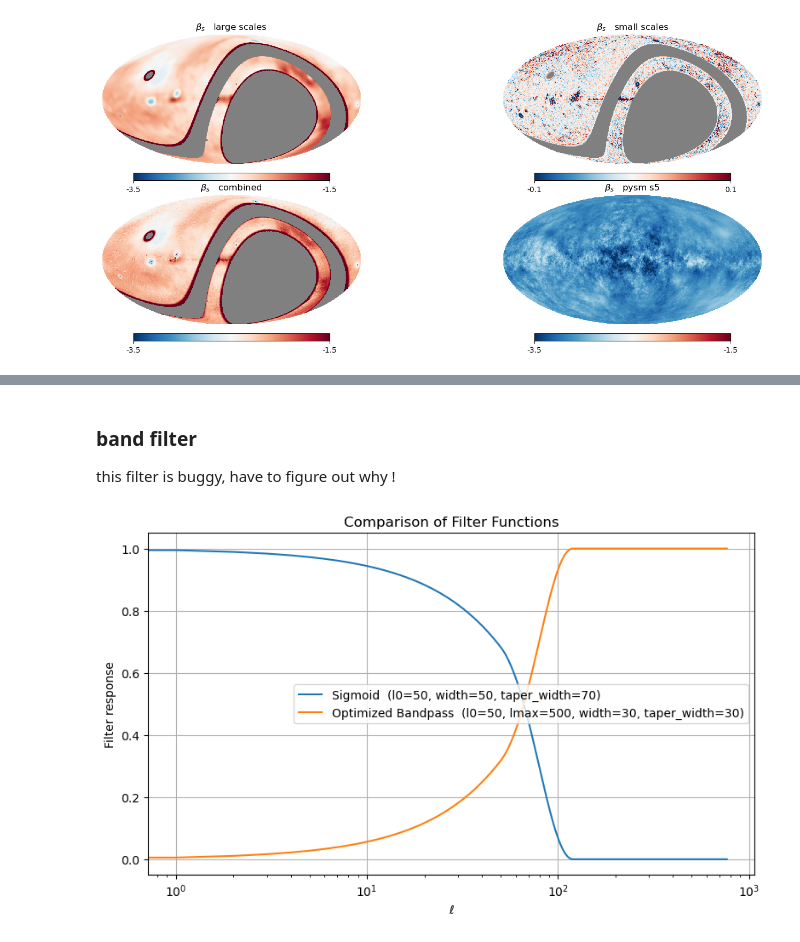
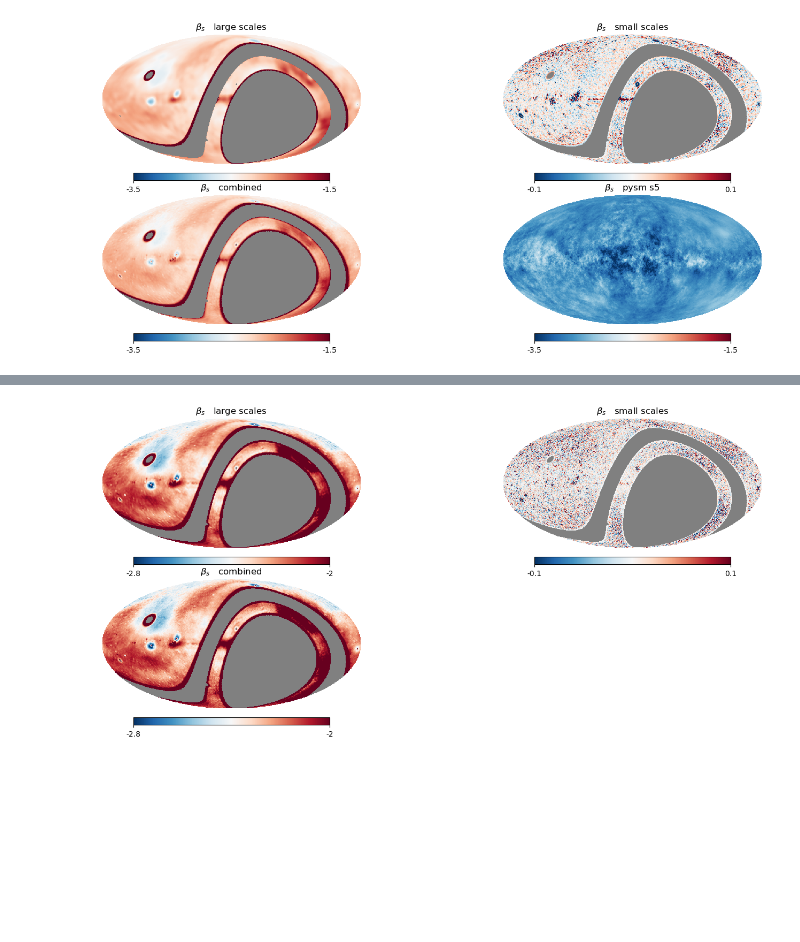
Before and after one commit to giuspugl/fitting_synchrotron, a Jupyter notebook: matching_spectral_maps.ipynb, the cells around one changed output, grey strips where cells are left out. Drawn from its saved outputs; the diff is of its cells as text; code cells hidden in the pictures; blank space fills up the shorter version.

```diff
--- a/matching_spectral_maps.ipynb
+++ b/matching_spectral_maps.ipynb
@@ -83,6 +29,7 @@ pl.legend()
 # %%
 import pysm3
 
-sky = pysm3.Sky(nside=nside , preset_strings=["s5"])
+nside=256
+sky = pysm3.Sky(nside=nside , preset_strings=["s1"])
 synch  = sky.components[0]
 beta_pysm = synch.pl_index.copy()
@@ -106,10 +110,12 @@ mapl =  (hp.alm2map(almf, nside) )
 mapl[nans1]= np.nan # Convert the filtered alm back to map
 
 pl.figure()
+
+
 mapf =  (hp.alm2map(almf1, nside) )
 mapf[nans1]= np.nan # Convert the filtered alm back to map
 almtot = almf1 + almf
-
+almtot= hp.smoothalm(almtot,fwhm = np.radians(coarse_fine_reso)   )
 maptot = hp.alm2map(almtot, nside)
 cltot = hp.anafast (maptot *apo_gal , lmax=lmax)  # Compute the power spectrum of the combined map
 
@@ -159,0 +280,10 @@ hp.mollview(beta_pysm, sub=224  ,  min=-3.5, max=-1.5,  cmap='RdBu_r',  notext=T
+# %%
+
+maptot[nans1]= np.nan
+beta1[nans1] = np.nan
+beta[nans1] = np.nan
+pl.figure(figsize=(15, 6))
+hp.mollview(maptot, sub=223,  min=-3.5 , max=-1.5,  cmap='RdBu_r',  notext=True,  title=r'$\beta_s$   combined ')
+hp.mollview(beta  , sub=221,  min=-3.5, max=-1.5,  cmap='RdBu_r',  notext=True,  title=r'$\beta_s$   large scales ')
+hp.mollview(mapf,    min=-.1,max=.1,    sub=222,cmap='RdBu_r',  notext=True,  title=r'$\beta_s$   small scales')
+hp.mollview(beta_pysm, sub=224  ,  min=-3.5, max=-1.5,  cmap='RdBu_r',  notext=True,  title=r'$\beta_s$   pysm s5 ')
@@ -167,34 +319,7 @@ pl.legend()
-# %% [markdown]
-### band filter
-this filter is buggy, have to figure out why !
 # %%
-
-# Optimized bandpass filter using sigmoid_filter and cosine taper to minimize ringing
-
-def bandpass_sigmoid_cosine(l, lmin, lmax, width=50, taper_width=60):
-    """Bandpass filter using sigmoid_filter and cosine taper for smooth transitions."""
-    # Smoothly turn on at lmin
-    low = sigmoid_filter(l, l0=lmin, width=width)
-    # Smoothly turn off at lmax
-    high = 1 - sigmoid_filter(l, l0=lmax, width=width)
-    band = low * high
-    band = band / np.max(band)
-    # Cosine taper at both edges
-    taper = np.ones_like(l, dtype=float)
-    # Taper below lmin
-    idx_lo = l < lmin
-    taper[idx_lo] = 0.5 * (1 + np.cos(np.pi * (lmin - l[idx_lo]) / taper_width))
-    taper[l < lmin - taper_width] = 0
-    # Taper above lmax
-    idx_hi = l > lmax
-    taper[idx_hi] = 0.5 * (1 + np.cos(np.pi * (l[idx_hi] - lmax) / taper_width))
-    taper[l > lmax + taper_width] = 0
-    return band * taper
-
-
-
-# Apply the optimized bandpass filter for ell=200 to ell=500
-f_band_opt = bandpass_sigmoid_cosine(l_arr, lmin=l0, lmax=500, width=30, taper_width=30)
-# Compare all filters used so far
+pl.figure(figsize=(15, 6))
+hp.mollview(maptot, sub=223,  min=-2.8, max=-2,  cmap='RdBu_r',  notext=True,  title=r'$\beta_s$   combined ')
+hp.mollview(beta  , sub=221,  min=-2.8, max=-2,   cmap='RdBu_r',  notext=True,  title=r'$\beta_s$   large scales ')
+hp.mollview(mapf,    min=-.1,max=.1,    sub=222,cmap='RdBu_r',  notext=True,  title=r'$\beta_s$   small scales')
 # %% [output]
-[figure, old version]
+[figure, new version]
```
Also changed, not shown: parts of 9 cells of this notebook, 3 other files.
